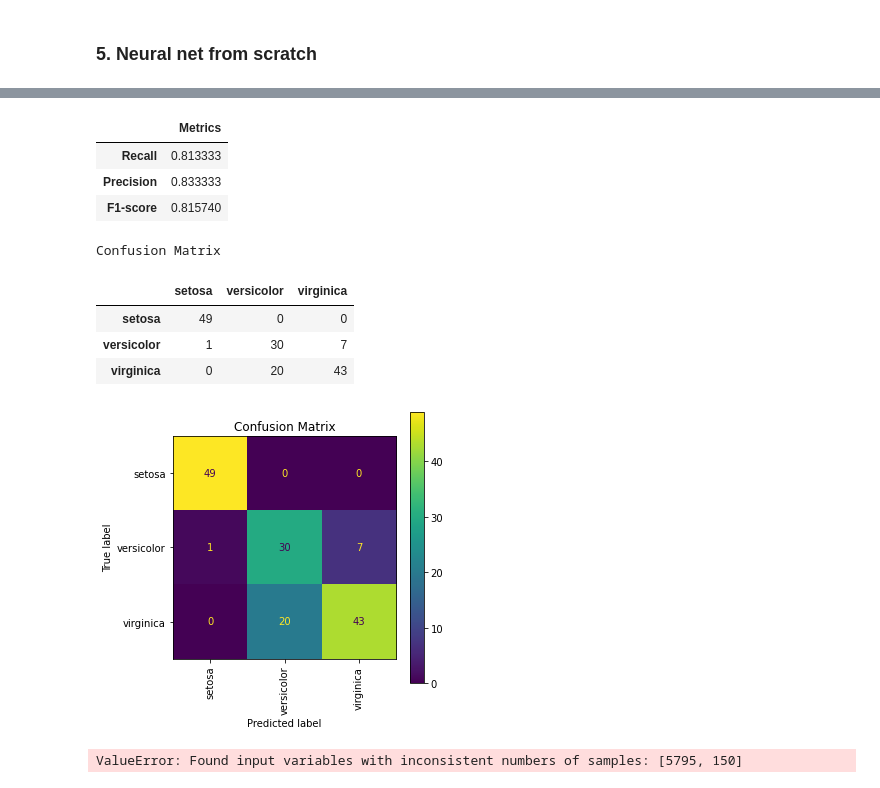
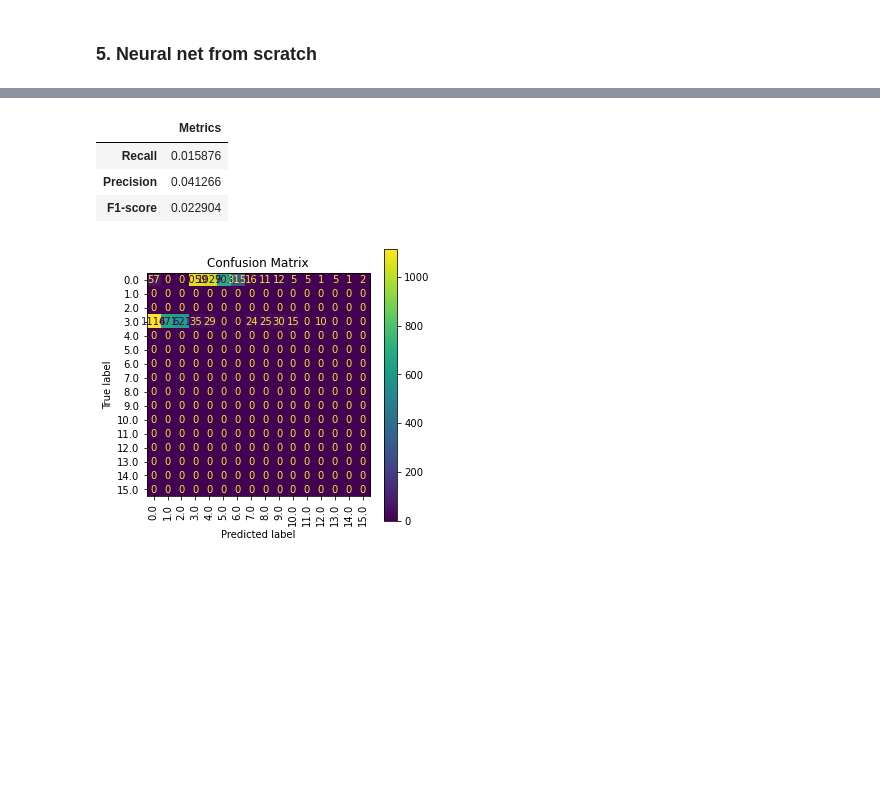
Before and after one commit to patii01/TCD-TP, a Jupyter notebook: Part_B/code/mainActivity.ipynb, the cells around one changed output, grey strips where cells are left out. Drawn from its saved outputs; the diff is of its cells as text; code cells hidden in the pictures; blank space fills up the shorter version.

```diff
--- a/Part_B/code/mainActivity.ipynb
+++ b/Part_B/code/mainActivity.ipynb
@@ -186,7 +186,7 @@ def mais_bonito(cm, rs, ps, f1, labels):
 
     try:
         cmFrame = pd.DataFrame(cm, columns=labels, index=labels).style.set_caption("Confusion Matrix")
-        display(cmFrame)
+        #display(cmFrame)
 
         cmp = ConfusionMatrixDisplay(cm, display_labels=labels)
         _, ax = plt.subplots(figsize=(5,5))
@@ -1654,34 +1354,36 @@ class NeuralNetwork:
 # %%
-iris = datasets.load_iris()
+import warnings
+warnings.filterwarnings('ignore')
 
-data = iris.data
-for i in range(data.shape[1]):
-    data[:,i] = (data[:,i] - data[:,i].mean()) / data[:,i].std()
+dataTVT = train_validation_test(feature_data, new_target, 0.4, 0.3)
+change("TRAIN")
+change("TEST")
+change("VALIDATION")
 
-target = iris.target
-matriz_bin = np.zeros((len(target),3))
+for i in range(dataTVT["TRAIN"][0].shape[1]):
+    if(dataTVT["TRAIN"][0][:,i].std() != 0):
+        dataTVT["TRAIN"][0][:,i] = (dataTVT["TRAIN"][0][:,i] - dataTVT["TRAIN"][0][:,i].mean()) / dataTVT["TRAIN"][0][:,i].std()
+
+matriz_bin = np.zeros((len(dataTVT["TRAIN"][1]), 16))
 for i in range(len(matriz_bin)):
-    matriz_bin[i, target[i]] = 1
+    matriz_bin[i, int(dataTVT["TRAIN"][1][i])] = 1
 
-rn = NeuralNetwork(data, matriz_bin, 4, 3)
-for i in range(2000):
+neur_evol = np.arange(4, 200, 20)
+
+rn = NeuralNetwork(dataTVT["TRAIN"][0], matriz_bin, 4, 16)
+for i in range(5000):
     rn.feedforward()
     rn.backprop()
 
 max_line = []
 for i in range(rn.output.shape[0]):
     max_line.append(np.argmax(rn.output[i,:]))
 
-cm, rs, ps, f1 = metrics(max_line, target)
-mais_bonito(cm, rs, ps, f1, iris["target_names"])
+cm, rs, ps, f1 = metrics(max_line, dataTVT["TRAIN"][1])
+mais_bonito(cm, rs, ps, f1, np.unique(dataTVT["TRAIN"][1]))
 # %% [output]
 |  | Metrics |
-| Recall | 0.813333 |
-| Precision | 0.833333 |
-| F1-score | 0.815740 |
+| Recall | 0.015876 |
+| Precision | 0.041266 |
+| F1-score | 0.022904 |
-Confusion Matrix
-|  | setosa | versicolor | virginica |
-| setosa | 49 | 0 | 0 |
-| versicolor | 1 | 30 | 7 |
-| virginica | 0 | 20 | 43 |
-[figure, old version]
+[figure, new version]
@@ -1708,29 +1389,0 @@ def change(type):
-# %%
-dataTVT = train_validation_test(feature_data, new_target, 0.4, 0.3)
-change("TRAIN")
-change("TEST")
-change("VALIDATION")
-
-for i in range(dataTVT["TRAIN"][0].shape[1]):
-    if(dataTVT["TRAIN"][0][:,i].std() != 0):
-        dataTVT["TRAIN"][0][:,i] = (dataTVT["TRAIN"][0][:,i] - dataTVT["TRAIN"][0][:,i].mean()) / dataTVT["TRAIN"][0][:,i].std()
-
-matriz_bin = np.zeros((len(dataTVT["TRAIN"][1]), 16))
-for i in range(len(matriz_bin)):
-    matriz_bin[i, int(dataTVT["TRAIN"][1][i])] = 1
-
-neur_evol = np.arange(4, 200, 20)
-
-rn = NeuralNetwork(dataTVT["TRAIN"][0], matriz_bin, 4, 16)
-for i in range(5000):
-    rn.feedforward()
-    rn.backprop()
-
-max_line = []
-for i in range(rn.output.shape[0]):
-    max_line.append(np.argmax(rn.output[i,:]))
-
-cm, rs, ps, f1 = metrics(max_line, target)
-mais_bonito(cm, rs, ps, f1, activities)
-# %% [output]
-ValueError: Found input variables with inconsistent numbers of samples: [5795, 150]
```
Also changed, not shown: parts of 43 cells of this notebook, 10 other files.
